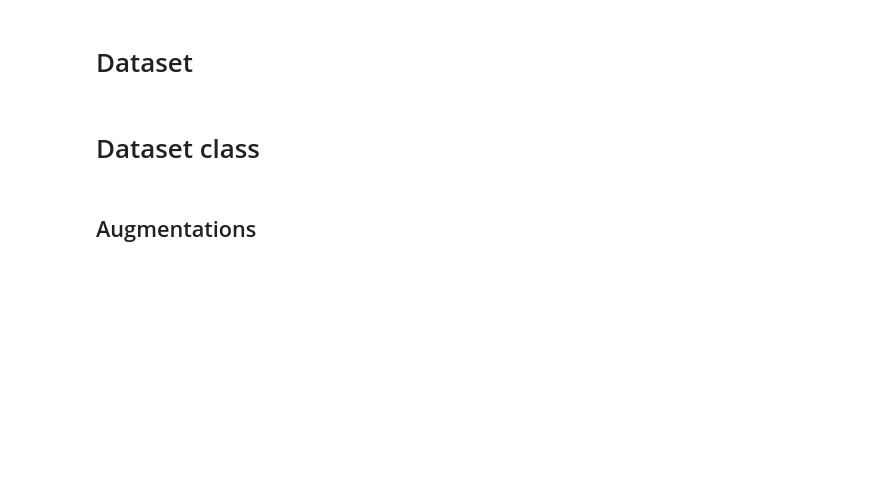
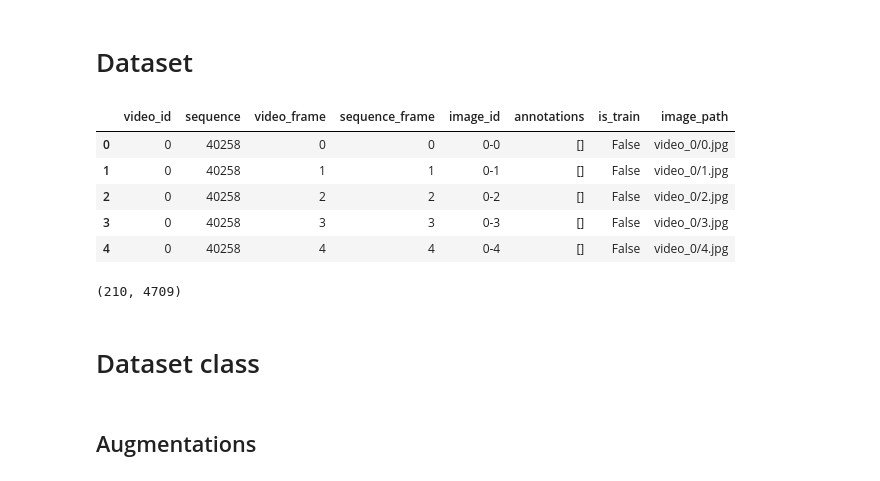
Before and after one commit to OrsoF/Deep-Learning-Project, a Jupyter notebook: faster-rcnn.ipynb, the cells around one changed output. Saved outputs shown, nothing was run; the diff lists cells and outputs as text; code cells hidden in the pictures; blank space fills up the shorter version.

```diff
--- a/faster-rcnn.ipynb
+++ b/faster-rcnn.ipynb
@@ -23,12 +24,19 @@ BASE_DIR = "../input/tensorflow-great-barrier-reef/train_images/"
 
 NUM_EPOCHS = 12
 # %%
-df = pd.read_csv("../input/reef-cv-strategy-subsequences-dataframes/train-validation-split/train-0.1.csv")
-
+df = pd.read_csv("tensorflow-great-barrier-reef/train.csv")
+df['is_train'] = (df.index >= 20000)
 # Turn annotations from strings into lists of dictionaries
 df['annotations'] = df['annotations'].apply(eval)
 
 # Create the image path for the row
 df['image_path'] = "video_" + df['video_id'].astype(str) + "/" + df['video_frame'].astype(str) + ".jpg"
 
 df.head()
+# %% [output]
+|  | video_id | sequence | video_frame | sequence_frame | image_id | annotations | is_train | image_path |
+| 0 | 0 | 40258 | 0 | 0 | 0-0 | [] | False | video_0/0.jpg |
+| 1 | 0 | 40258 | 1 | 1 | 0-1 | [] | False | video_0/1.jpg |
+| 2 | 0 | 40258 | 2 | 2 | 0-2 | [] | False | video_0/2.jpg |
+| 3 | 0 | 40258 | 3 | 3 | 0-3 | [] | False | video_0/3.jpg |
+| 4 | 0 | 40258 | 4 | 4 | 0-4 | [] | False | video_0/4.jpg |
@@ -39,6 +46,8 @@ df_train = df_train[df_train.annotations.str.len() > 0 ].reset_index(drop=True)
 df_val = df_val[df_val.annotations.str.len() > 0 ].reset_index(drop=True)
 # %%
 df_train.shape[0], df_val.shape[0]
+# %% [output]
+(210, 4709)
 # %% [markdown]
 # Dataset class
 # %%
```
Also changed, not shown: parts of 11 cells of this notebook.
